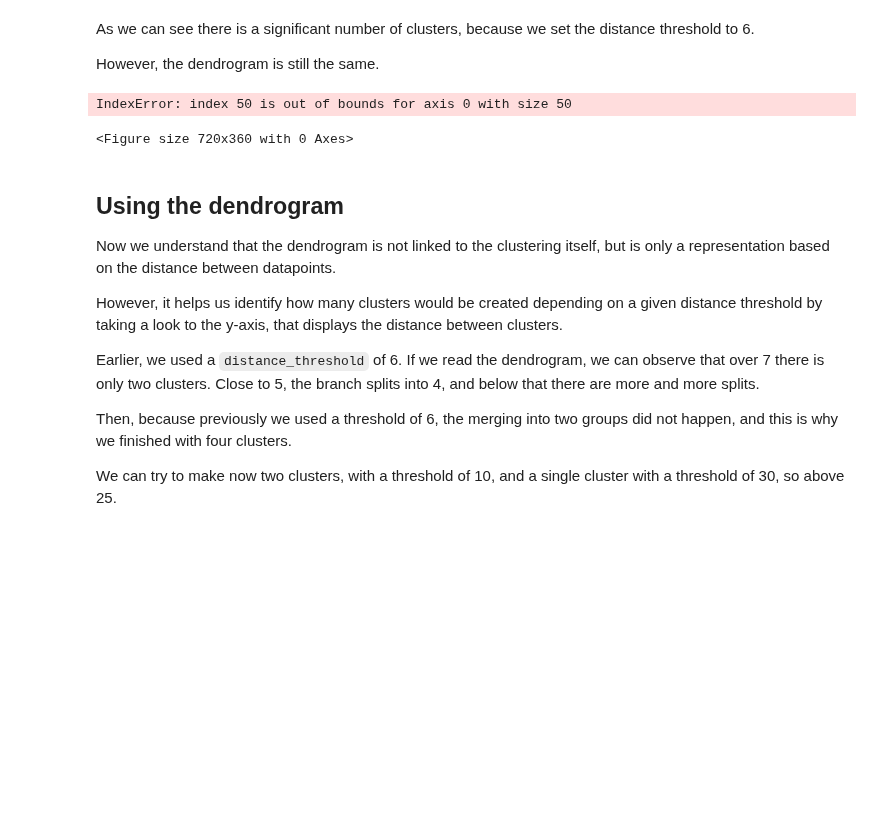
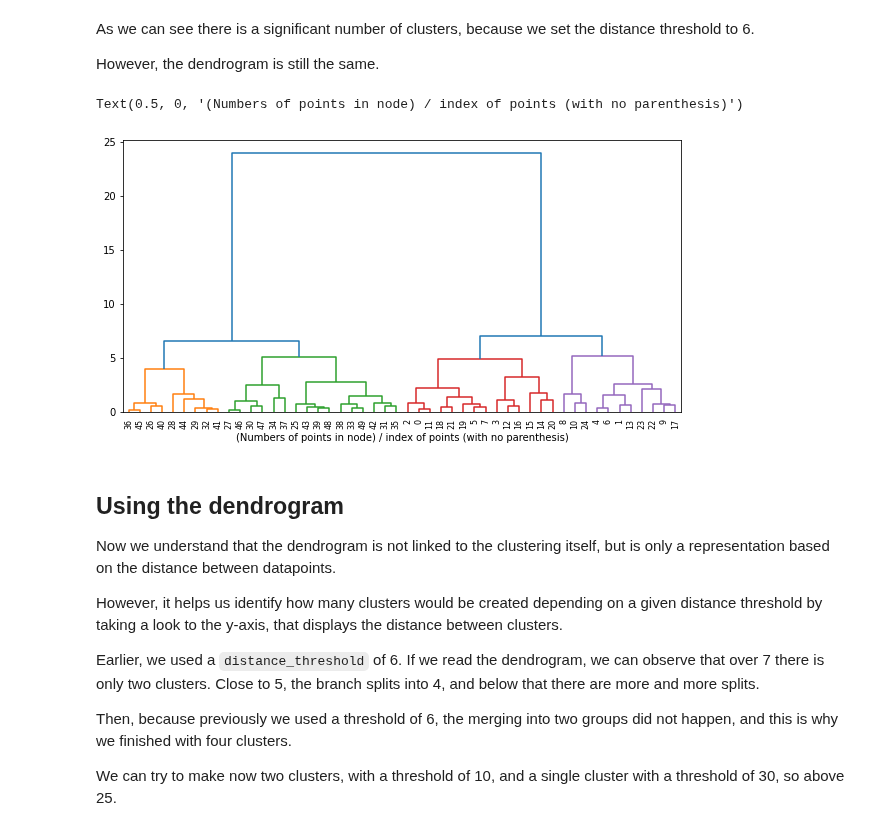
Before and after one commit to MartaVallejo/MachineLearning, a Jupyter notebook: hierarchicalDendrogram.ipynb, the cells around one changed output. Drawn from its saved outputs; the diff is of its cells as text; code cells hidden in the pictures; blank space fills up the shorter version.

```diff
--- a/hierarchicalDendrogram.ipynb
+++ b/hierarchicalDendrogram.ipynb
@@ -144,11 +144,11 @@ As we can see there is a significant number of clusters, because we set the dist
 However, the dendrogram is still the same.
 # %%
 plt.figure(figsize=(10,5))
-plot_dendrogram(hierarchical_distance, truncate_mode='level', p=7, color_threshold=)
+plot_dendrogram(hierarchical_distance, truncate_mode='level', p=7, color_threshold=hierarchical_distance.distance_threshold)
 plt.xlabel("(Numbers of points in node) / index of points (with no parenthesis)")
 # %% [output]
-IndexError: index 50 is out of bounds for axis 0 with size 50
+Text(0.5, 0, '(Numbers of points in node) / index of points (with no parenthesis)')
-<Figure size 720x360 with 0 Axes>
+[figure, added]
 # %% [markdown]
 ## Using the dendrogram
 
```
